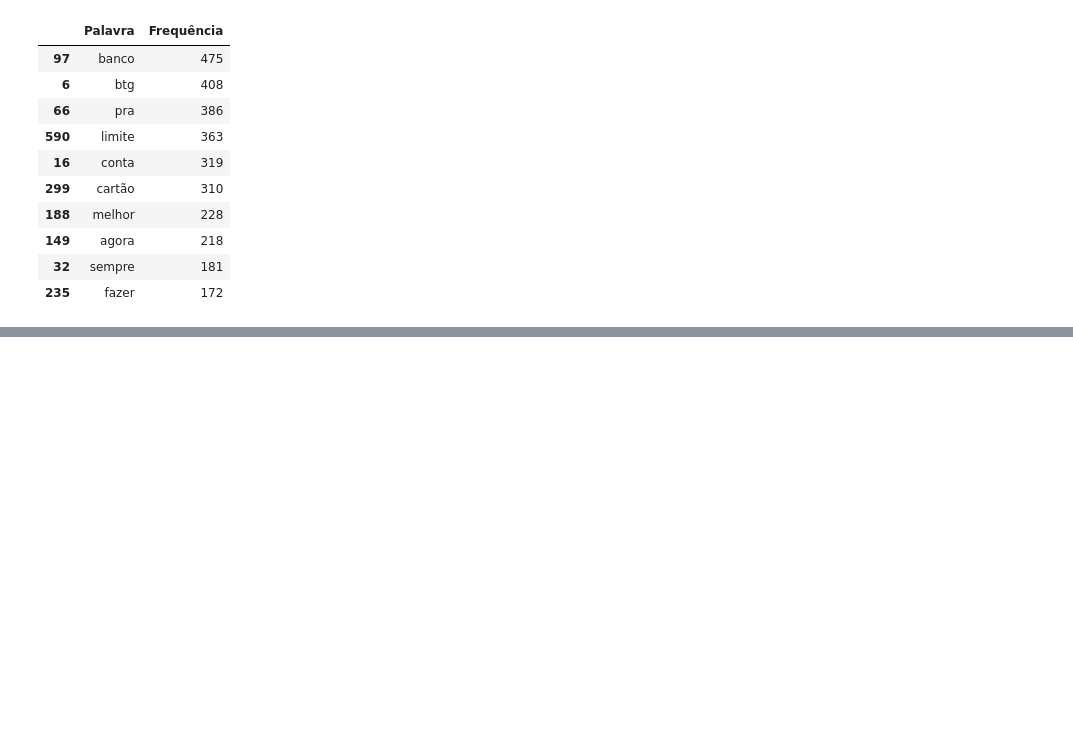
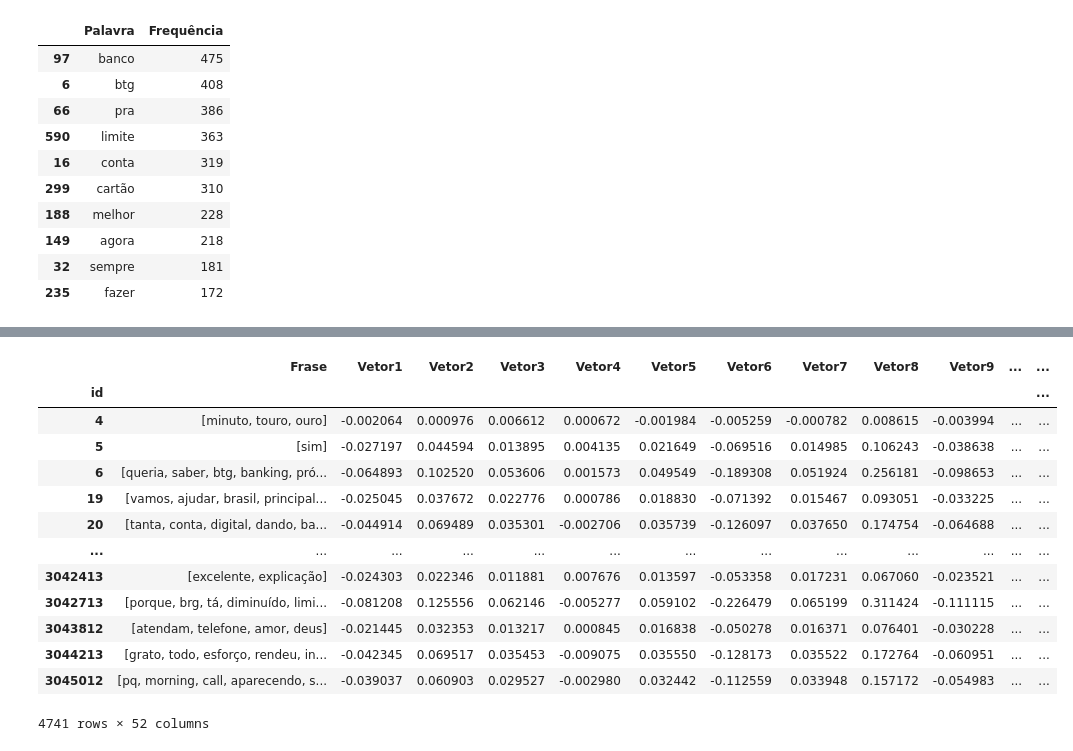
Before and after one commit to 2023M6T4-Inteli/Projeto4, a Jupyter notebook: src/word2vec2.ipynb, the cells around one changed output, grey strips where cells are left out. Cells and saved outputs as stored; diff of their text form; code cells hidden in the pictures; blank space fills up the shorter version.

Commit message:
word2vec ajustado

```diff
--- a/src/word2vec2.ipynb
+++ b/src/word2vec2.ipynb
@@ -721,5 +720,6 @@ result_final.head(10)
 | 32 | sempre | 181 |
 | 235 | fazer | 172 |
 # %%
-cleaned_df['Frases_sem_stop_words']
+cleaned_df['Frases_sem_stop_words'] = cleaned_df['Frases_sem_stop_words'].apply(lambda x: [word.lower() for word in x])
+cleaned_df
 # %% [output]
@@ -804,24 +756,44 @@ print(dfW2V)
 # %%
-# Tabela de frases e seus vetores correspondentes
-sentence_table = []
-for sentence in df_processada['texto_tokenizado']:
-    word_vectors = [model.wv[word] for word in sentence if word in model.wv]
-    if len(word_vectors) > 0:
-        sentence_vector = sum(word_vectors) / len(word_vectors)
-    else:
-        sentence_vector = [None] * 100  # Cria uma lista de 100 elementos None
-    sentence_table.append((sentence, *sentence_vector[:50]))  # Adiciona apenas os primeiros 50 elementos do vetor
+def create_sentence_vector(model, cleaned_df):
+    sentence_table = []
+    for sentence in cleaned_df['Frases_sem_stop_words']:
+        word_vectors = [model.wv[word] for word in sentence if word in model.wv]
+        if len(word_vectors) > 0:
+            sentence_vector = sum(word_vectors) / len(word_vectors)
+        else:
+            sentence_vector = [None] * 100  # Cria uma lista de 100 elementos None
+        sentence_table.append((sentence, *sentence_vector[:50]))  # Adiciona apenas os primeiros 50 elementos do vetor
 
-column_labels = ['Frase']
-for i in range(50):
-    column_labels.append(f'Vetor{i+1}')
-df_vec = pd.DataFrame(sentence_table, columns=column_labels)
+    column_labels = ['Frase']
+    for i in range(50):
+        column_labels.append(f'Vetor{i+1}')
+    df_vec = pd.DataFrame(sentence_table, columns=column_labels)
 
+    cleaned_df["sentimentoNumerico"] = cleaned_df["sentimento"].replace({'NEGATIVE': -1, 'POSITIVE': 1, 'NEUTRAL': 0})
 
-df_processada["sentimentoNumerico"] = df_processada["sentimento"].replace({'NEGATIVE': -1, 'POSITIVE': 1, 'NEUTRAL': 0})
+    # Definir o índice do DataFrame df_vec como o mesmo índice de df_processada['sentimentoNumerico']
+    df_vec.set_index(cleaned_df["sentimentoNumerico"].index, inplace=True)
 
-# Definir o índice do DataFrame dfW2V como o mesmo índice de dados['sentimentoNumerico']
-df_vec.set_index(df_processada["sentimentoNumerico"].index, inplace=True)
+    df_vec['sentimento'] = cleaned_df["sentimentoNumerico"]
+    df_vec = df_vec.dropna()
 
-df_vec['sentimento'] = df_processada["sentimentoNumerico"]
+    return df_vec
+# %%
+df_vec = create_sentence_vector(model, cleaned_df)
+df_vec
+# %% [output]
+|  | Frase | Vetor1 | Vetor2 | Vetor3 | Vetor4 | Vetor5 | Vetor6 | Vetor7 | Vetor8 | Vetor9 | ... | ... |
+| id |  |  |  |  |  |  |  |  |  |  |  | ... |
+| 4 | [minuto, touro, ouro] | -0.002064 | 0.000976 | 0.006612 | 0.000672 | -0.001984 | -0.005259 | -0.000782 | 0.008615 | -0.003994 | ... | ... |
+| 5 | [sim] | -0.027197 | 0.044594 | 0.013895 | 0.004135 | 0.021649 | -0.069516 | 0.014985 | 0.106243 | -0.038638 | ... | ... |
+| 6 | [queria, saber, btg, banking, pró... | -0.064893 | 0.102520 | 0.053606 | 0.001573 | 0.049549 | -0.189308 | 0.051924 | 0.256181 | -0.098653 | ... | ... |
+| 19 | [vamos, ajudar, brasil, principal... | -0.025045 | 0.037672 | 0.022776 | 0.000786 | 0.018830 | -0.071392 | 0.015467 | 0.093051 | -0.033225 | ... | ... |
+| 20 | [tanta, conta, digital, dando, ba... | -0.044914 | 0.069489 | 0.035301 | -0.002706 | 0.035739 | -0.126097 | 0.037650 | 0.174754 | -0.064688 | ... | ... |
+| ... | ... | ... | ... | ... | ... | ... | ... | ... | ... | ... | ... | ... |
+| 3042413 | [excelente, explicação] | -0.024303 | 0.022346 | 0.011881 | 0.007676 | 0.013597 | -0.053358 | 0.017231 | 0.067060 | -0.023521 | ... | ... |
+| 3042713 | [porque, brg, tá, diminuído, limi... | -0.081208 | 0.125556 | 0.062146 | -0.005277 | 0.059102 | -0.226479 | 0.065199 | 0.311424 | -0.111115 | ... | ... |
+| 3043812 | [atendam, telefone, amor, deus] | -0.021445 | 0.032353 | 0.013217 | 0.000845 | 0.016838 | -0.050278 | 0.016371 | 0.076401 | -0.030228 | ... | ... |
+| 3044213 | [grato, todo, esforço, rendeu, in... | -0.042345 | 0.069517 | 0.035453 | -0.009075 | 0.035550 | -0.128173 | 0.035522 | 0.172764 | -0.060951 | ... | ... |
+| 3045012 | [pq, morning, call, aparecendo, s... | -0.039037 | 0.060903 | 0.029527 | -0.002980 | 0.032442 | -0.112559 | 0.033948 | 0.157172 | -0.054983 | ... | ... |
+4741 rows × 52 columns
 # %%
```
Also changed, not shown: parts of 8 cells of this notebook, 2 other files.
